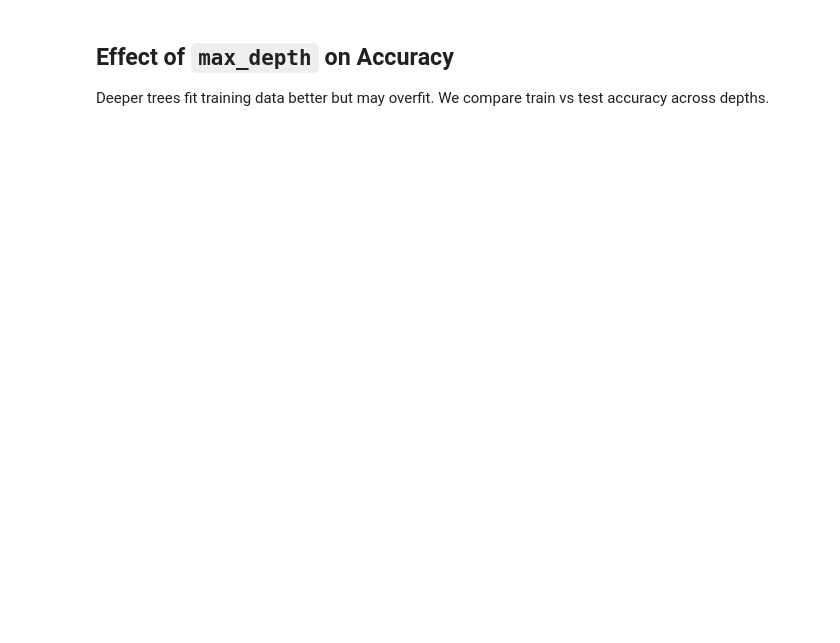
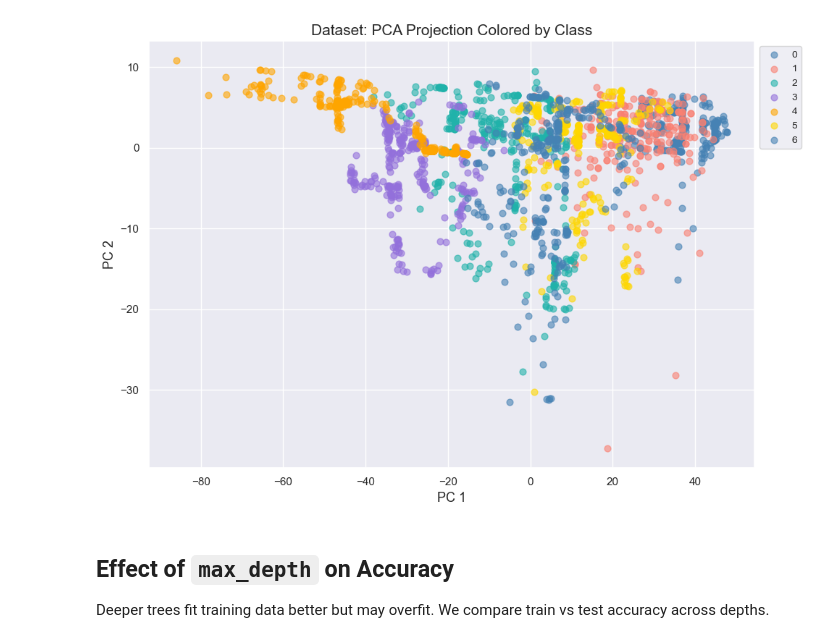
Before and after one commit to GraceYang9127/CMOR438Final, a Jupyter notebook: examples/Supervised Learning/Decision Trees/decision_tree.ipynb, the cells around one changed output. Saved outputs shown, nothing was run; the diff lists cells and outputs as text; code cells hidden in the pictures; blank space fills up the shorter version.

```diff
--- a/examples/Supervised Learning/Decision Trees/decision_tree.ipynb
+++ b/examples/Supervised Learning/Decision Trees/decision_tree.ipynb
@@ -33,7 +75,7 @@ from rice_ml.metrics import accuracy_score, confusion_matrix
 # %%
 try:
     import pandas as pd
-    df = pd.read_csv('../../data/Obesity_levels.csv')
+    df = pd.read_csv('../../../data/Obesity_levels.csv')
     from rice_ml.preprocess import OrdinalEncoder
     cat_cols = df.select_dtypes(include='object').columns.tolist()
     for col in cat_cols:
@@ -53,3 +156,24 @@ except FileNotFoundError:
+# %%
+# EDA: visualize data in 2D using the first two features
+from rice_ml.unsupervised_learning import PCA
+
+pca_vis = PCA(n_components=2).fit(X)
+X_2d = pca_vis.transform(X)
+
+plt.figure(figsize=(10, 7))
+colors = ['steelblue', 'salmon', 'lightseagreen', 'mediumpurple', 'orange', 'gold']
+for i, cls in enumerate(class_names):
+    mask = y == i
+    plt.scatter(X_2d[mask, 0], X_2d[mask, 1],
+                color=colors[i % len(colors)], label=cls, alpha=0.6, s=40)
+plt.xlabel('PC 1', fontsize=13)
+plt.ylabel('PC 2', fontsize=13)
+plt.title('Dataset: PCA Projection Colored by Class', fontsize=15)
+plt.legend(fontsize=10, bbox_to_anchor=(1, 1))
+plt.tight_layout()
+plt.show()
+# %% [output]
+[figure, added]
 # %%
 X_train, X_test, y_train, y_test = train_test_split(X, y, test_size=0.2, random_state=42)
 # %% [markdown]
```
Also changed, not shown: parts of 9 cells of this notebook, 1 other file.
